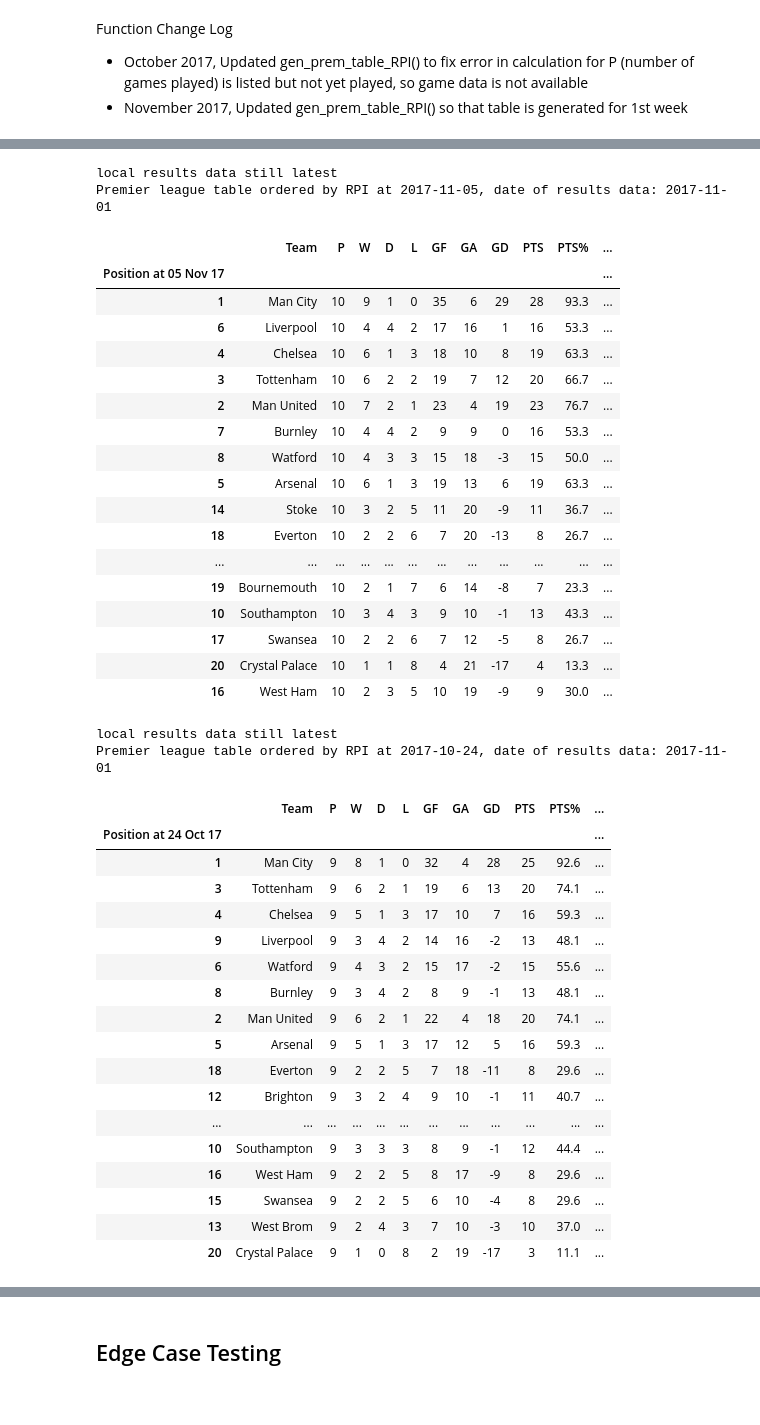
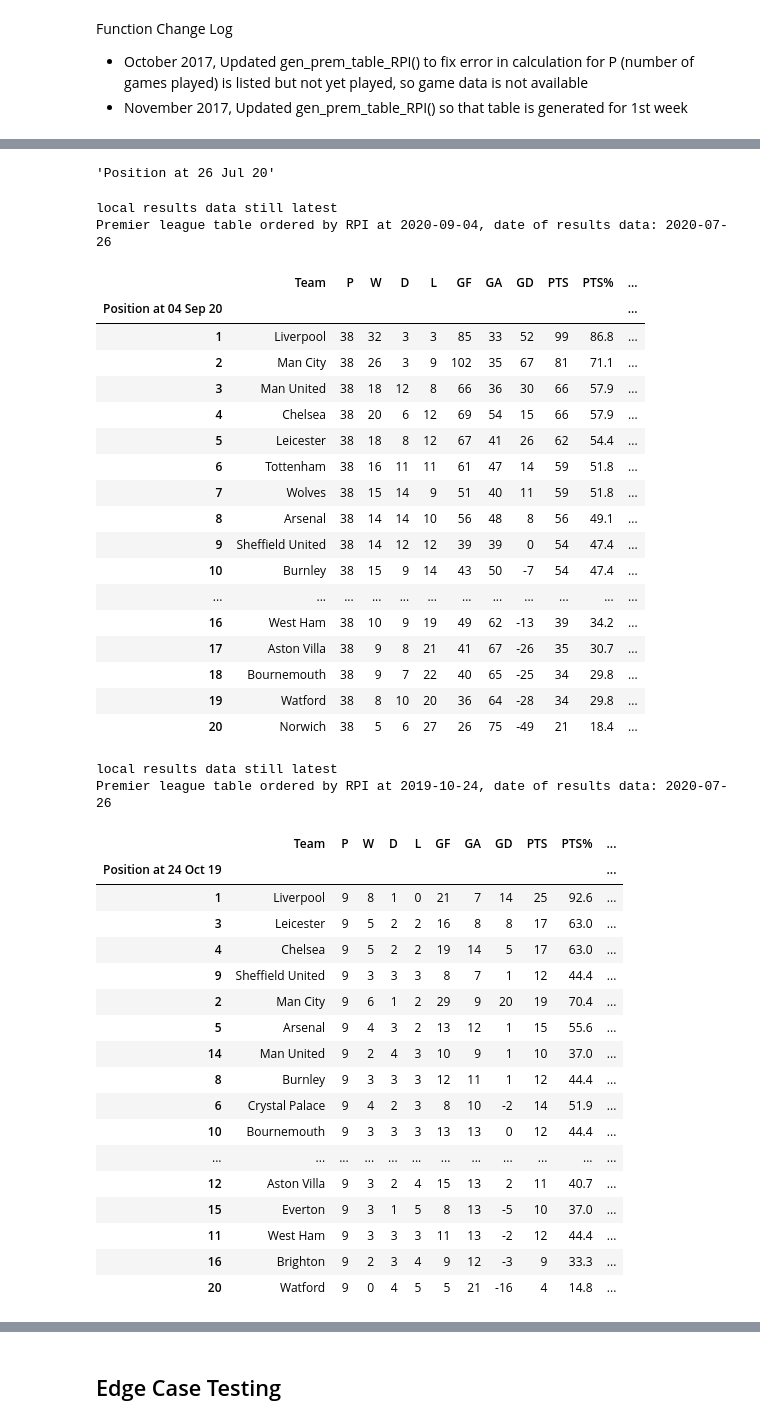
Before and after one commit to terrydolan/premrpi, a Jupyter notebook: premrpi.ipynb, the cells around one changed output, grey strips where cells are left out. Saved outputs shown, nothing was run; the diff lists cells and outputs as text; code cells hidden in the pictures.

```diff
--- a/premrpi.ipynb
+++ b/premrpi.ipynb
@@ -328,56 +326,62 @@ Premier league table ordered by RPI, date of results data: 2017-11-01
+# %%
+# show index name
+# note that this shows the last updated date (or requested date)
+PLtableRPI.index.name
+# %% [output]
+'Position at 26 Jul 20'
 # %%
 pd.set_option('precision', 1)
 request_date = dt.datetime.today().strftime("%Y-%m-%d")
 PLtableRPI, results_date = gen_prem_table_RPI(before_date=request_date, update_cache=False)
-print 'Premier league table ordered by RPI at {}, date of results data: {}'.format(request_date, results_date)
+print(f"Premier league table ordered by RPI at {request_date}, date of results data: {results_date}")
 PLtableRPI
 # %% [output]
 local results data still latest
-Premier league table ordered by RPI at 2017-11-05, date of results data: 2017-11-01
+Premier league table ordered by RPI at 2020-09-04, date of results data: 2020-07-26
 |  | Team | P | W | D | L | GF | GA | GD | PTS | PTS% | ... |
-| Position at 05 Nov 17 |  |  |  |  |  |  |  |  |  |  | ... |
-| 1 | Man City | 10 | 9 | 1 | 0 | 35 | 6 | 29 | 28 | 93.3 | ... |
-| 6 | Liverpool | 10 | 4 | 4 | 2 | 17 | 16 | 1 | 16 | 53.3 | ... |
-| 4 | Chelsea | 10 | 6 | 1 | 3 | 18 | 10 | 8 | 19 | 63.3 | ... |
-| 3 | Tottenham | 10 | 6 | 2 | 2 | 19 | 7 | 12 | 20 | 66.7 | ... |
-| 2 | Man United | 10 | 7 | 2 | 1 | 23 | 4 | 19 | 23 | 76.7 | ... |
-| 7 | Burnley | 10 | 4 | 4 | 2 | 9 | 9 | 0 | 16 | 53.3 | ... |
-| 8 | Watford | 10 | 4 | 3 | 3 | 15 | 18 | -3 | 15 | 50.0 | ... |
-| 5 | Arsenal | 10 | 6 | 1 | 3 | 19 | 13 | 6 | 19 | 63.3 | ... |
-| 14 | Stoke | 10 | 3 | 2 | 5 | 11 | 20 | -9 | 11 | 36.7 | ... |
-| 18 | Everton | 10 | 2 | 2 | 6 | 7 | 20 | -13 | 8 | 26.7 | ... |
+| Position at 04 Sep 20 |  |  |  |  |  |  |  |  |  |  | ... |
+| 1 | Liverpool | 38 | 32 | 3 | 3 | 85 | 33 | 52 | 99 | 86.8 | ... |
+| 2 | Man City | 38 | 26 | 3 | 9 | 102 | 35 | 67 | 81 | 71.1 | ... |
+| 3 | Man United | 38 | 18 | 12 | 8 | 66 | 36 | 30 | 66 | 57.9 | ... |
+| 4 | Chelsea | 38 | 20 | 6 | 12 | 69 | 54 | 15 | 66 | 57.9 | ... |
+| 5 | Leicester | 38 | 18 | 8 | 12 | 67 | 41 | 26 | 62 | 54.4 | ... |
+| 6 | Tottenham | 38 | 16 | 11 | 11 | 61 | 47 | 14 | 59 | 51.8 | ... |
+| 7 | Wolves | 38 | 15 | 14 | 9 | 51 | 40 | 11 | 59 | 51.8 | ... |
+| 8 | Arsenal | 38 | 14 | 14 | 10 | 56 | 48 | 8 | 56 | 49.1 | ... |
+| 9 | Sheffield United | 38 | 14 | 12 | 12 | 39 | 39 | 0 | 54 | 47.4 | ... |
+| 10 | Burnley | 38 | 15 | 9 | 14 | 43 | 50 | -7 | 54 | 47.4 | ... |
 | ... | ... | ... | ... | ... | ... | ... | ... | ... | ... | ... | ... |
-| 19 | Bournemouth | 10 | 2 | 1 | 7 | 6 | 14 | -8 | 7 | 23.3 | ... |
-| 10 | Southampton | 10 | 3 | 4 | 3 | 9 | 10 | -1 | 13 | 43.3 | ... |
-| 17 | Swansea | 10 | 2 | 2 | 6 | 7 | 12 | -5 | 8 | 26.7 | ... |
-| 20 | Crystal Palace | 10 | 1 | 1 | 8 | 4 | 21 | -17 | 4 | 13.3 | ... |
-| 16 | West Ham | 10 | 2 | 3 | 5 | 10 | 19 | -9 | 9 | 30.0 | ... |
+| 16 | West Ham | 38 | 10 | 9 | 19 | 49 | 62 | -13 | 39 | 34.2 | ... |
+| 17 | Aston Villa | 38 | 9 | 8 | 21 | 41 | 67 | -26 | 35 | 30.7 | ... |
+| 18 | Bournemouth | 38 | 9 | 7 | 22 | 40 | 65 | -25 | 34 | 29.8 | ... |
+| 19 | Watford | 38 | 8 | 10 | 20 | 36 | 64 | -28 | 34 | 29.8 | ... |
+| 20 | Norwich | 38 | 5 | 6 | 27 | 26 | 75 | -49 | 21 | 18.4 | ... |
 # %%
 pd.set_option('precision', 1)
-request_date = '2017-10-24' # 9 games 2017
+request_date = '2019-10-24' # 9 games 2019-20
 PLtableRPI, results_date = gen_prem_table_RPI(request_date)
-print 'Premier league table ordered by RPI at {}, date of results data: {}'.format(request_date, results_date)
+print(f"Premier league table ordered by RPI at {request_date}, date of results data: {results_date}")
 PLtableRPI
 # %% [output]
 local results data still latest
-Premier league table ordered by RPI at 2017-10-24, date of results data: 2017-11-01
+Premier league table ordered by RPI at 2019-10-24, date of results data: 2020-07-26
 |  | Team | P | W | D | L | GF | GA | GD | PTS | PTS% | ... |
-| Position at 24 Oct 17 |  |  |  |  |  |  |  |  |  |  | ... |
-| 1 | Man City | 9 | 8 | 1 | 0 | 32 | 4 | 28 | 25 | 92.6 | ... |
-| 3 | Tottenham | 9 | 6 | 2 | 1 | 19 | 6 | 13 | 20 | 74.1 | ... |
-| 4 | Chelsea | 9 | 5 | 1 | 3 | 17 | 10 | 7 | 16 | 59.3 | ... |
-| 9 | Liverpool | 9 | 3 | 4 | 2 | 14 | 16 | -2 | 13 | 48.1 | ... |
-| 6 | Watford | 9 | 4 | 3 | 2 | 15 | 17 | -2 | 15 | 55.6 | ... |
-| 8 | Burnley | 9 | 3 | 4 | 2 | 8 | 9 | -1 | 13 | 48.1 | ... |
-| 2 | Man United | 9 | 6 | 2 | 1 | 22 | 4 | 18 | 20 | 74.1 | ... |
-| 5 | Arsenal | 9 | 5 | 1 | 3 | 17 | 12 | 5 | 16 | 59.3 | ... |
-| 18 | Everton | 9 | 2 | 2 | 5 | 7 | 18 | -11 | 8 | 29.6 | ... |
-| 12 | Brighton | 9 | 3 | 2 | 4 | 9 | 10 | -1 | 11 | 40.7 | ... |
+| Position at 24 Oct 19 |  |  |  |  |  |  |  |  |  |  | ... |
+| 1 | Liverpool | 9 | 8 | 1 | 0 | 21 | 7 | 14 | 25 | 92.6 | ... |
+| 3 | Leicester | 9 | 5 | 2 | 2 | 16 | 8 | 8 | 17 | 63.0 | ... |
+| 4 | Chelsea | 9 | 5 | 2 | 2 | 19 | 14 | 5 | 17 | 63.0 | ... |
+| 9 | Sheffield United | 9 | 3 | 3 | 3 | 8 | 7 | 1 | 12 | 44.4 | ... |
+| 2 | Man City | 9 | 6 | 1 | 2 | 29 | 9 | 20 | 19 | 70.4 | ... |
+| 5 | Arsenal | 9 | 4 | 3 | 2 | 13 | 12 | 1 | 15 | 55.6 | ... |
+| 14 | Man United | 9 | 2 | 4 | 3 | 10 | 9 | 1 | 10 | 37.0 | ... |
+| 8 | Burnley | 9 | 3 | 3 | 3 | 12 | 11 | 1 | 12 | 44.4 | ... |
+| 6 | Crystal Palace | 9 | 4 | 2 | 3 | 8 | 10 | -2 | 14 | 51.9 | ... |
+| 10 | Bournemouth | 9 | 3 | 3 | 3 | 13 | 13 | 0 | 12 | 44.4 | ... |
 | ... | ... | ... | ... | ... | ... | ... | ... | ... | ... | ... | ... |
-| 10 | Southampton | 9 | 3 | 3 | 3 | 8 | 9 | -1 | 12 | 44.4 | ... |
-| 16 | West Ham | 9 | 2 | 2 | 5 | 8 | 17 | -9 | 8 | 29.6 | ... |
-| 15 | Swansea | 9 | 2 | 2 | 5 | 6 | 10 | -4 | 8 | 29.6 | ... |
-| 13 | West Brom | 9 | 2 | 4 | 3 | 7 | 10 | -3 | 10 | 37.0 | ... |
-| 20 | Crystal Palace | 9 | 1 | 0 | 8 | 2 | 19 | -17 | 3 | 11.1 | ... |
+| 12 | Aston Villa | 9 | 3 | 2 | 4 | 15 | 13 | 2 | 11 | 40.7 | ... |
+| 15 | Everton | 9 | 3 | 1 | 5 | 8 | 13 | -5 | 10 | 37.0 | ... |
+| 11 | West Ham | 9 | 3 | 3 | 3 | 11 | 13 | -2 | 12 | 44.4 | ... |
+| 16 | Brighton | 9 | 2 | 3 | 4 | 9 | 12 | -3 | 9 | 33.3 | ... |
+| 20 | Watford | 9 | 0 | 4 | 5 | 5 | 21 | -16 | 4 | 14.8 | ... |
 # %%
 pd.set_option('precision', 1)
```
Also changed, not shown: parts of 33 cells of this notebook, 12 other files.
